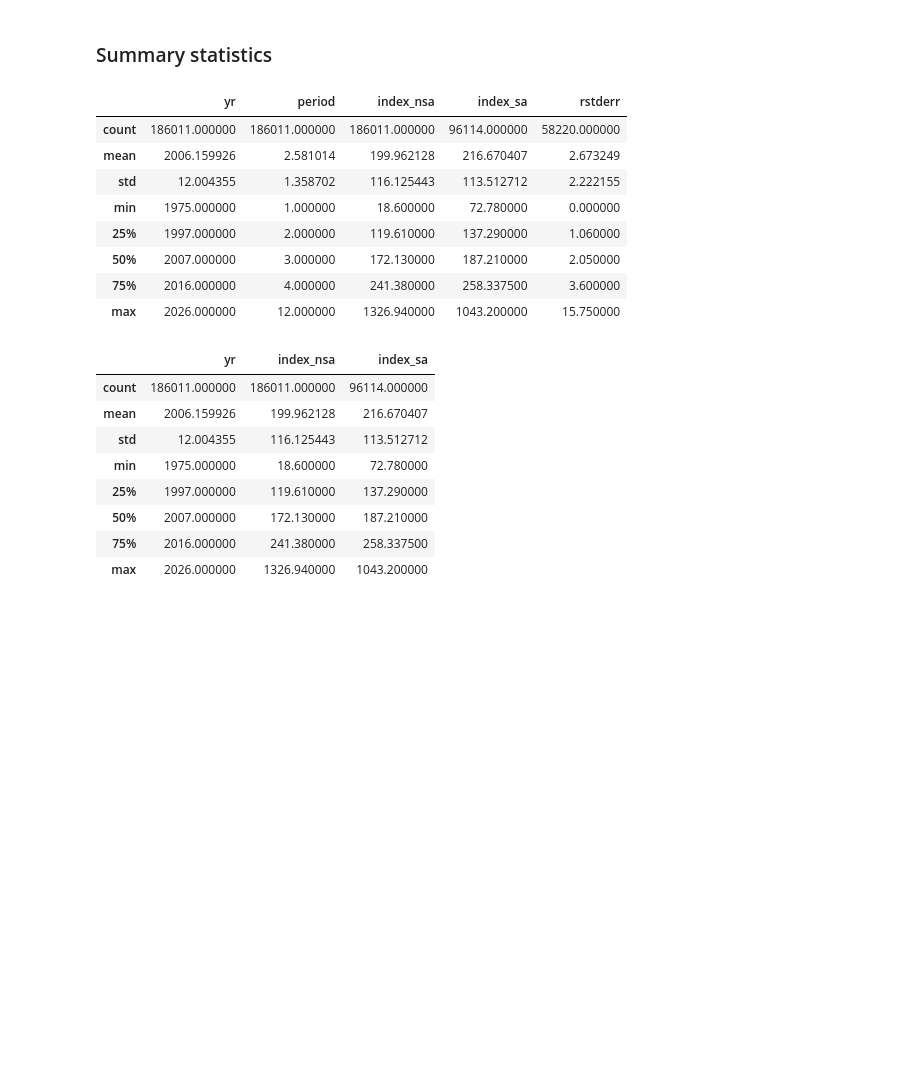
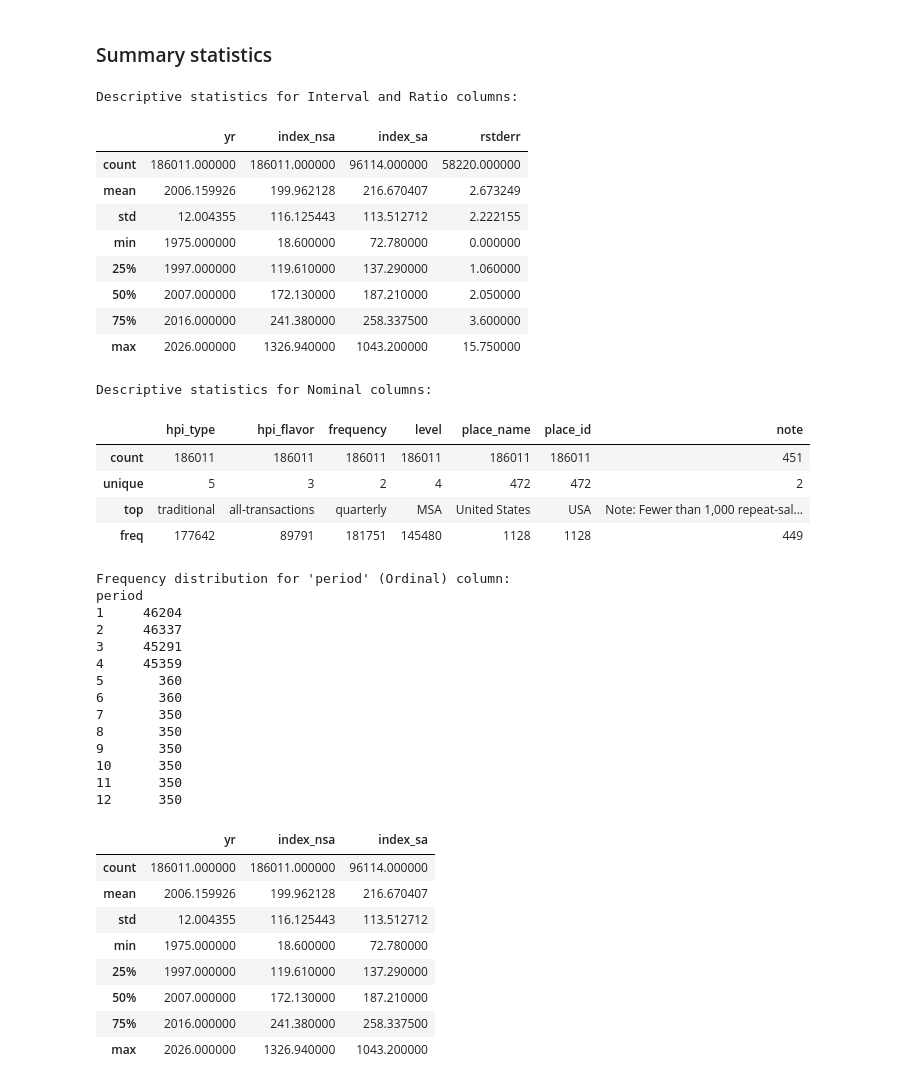
Before and after one commit to j-dudas11/DS_201_Capstone_1_Jake_Dudas, a Jupyter notebook: DSCap1v2.ipynb, the cells around one changed output. Cells and saved outputs as stored; diff of their text form; code cells hidden in the pictures; blank space fills up the shorter version.

```diff
--- a/DSCap1v2.ipynb
+++ b/DSCap1v2.ipynb
@@ -205,18 +205,46 @@ dtype: int64
 The dataset has missing values in index_sa, rstderr, and note. Missing values in note usually mean there is no special note for that obeservation, so they do not need to be removed. For analyses that require seasonally adjusted values or relative standard errors, I would use only the rows where the needed column has a value instead of deleting all rows with missing data.
 # %% [markdown]
 ### Summary statistics
-# %%
-df.describe()
-# %% [output]
-|  | yr | period | index_nsa | index_sa | rstderr |
-| count | 186011.000000 | 186011.000000 | 186011.000000 | 96114.000000 | 58220.000000 |
-| mean | 2006.159926 | 2.581014 | 199.962128 | 216.670407 | 2.673249 |
-| std | 12.004355 | 1.358702 | 116.125443 | 113.512712 | 2.222155 |
-| min | 1975.000000 | 1.000000 | 18.600000 | 72.780000 | 0.000000 |
-| 25% | 1997.000000 | 2.000000 | 119.610000 | 137.290000 | 1.060000 |
-| 50% | 2007.000000 | 3.000000 | 172.130000 | 187.210000 | 2.050000 |
-| 75% | 2016.000000 | 4.000000 | 241.380000 | 258.337500 | 3.600000 |
-| max | 2026.000000 | 12.000000 | 1326.940000 | 1043.200000 | 15.750000 |
+# %%
+print("Descriptive statistics for Interval and Ratio columns:")
+display(df[['yr', 'index_nsa', 'index_sa', 'rstderr']].describe())
+
+print("\nDescriptive statistics for Nominal columns:")
+display(df.describe(include='object'))
+
+print("\nFrequency distribution for 'period' (Ordinal) column:")
+print(df['period'].value_counts().sort_index().to_string())
+# %% [output]
+Descriptive statistics for Interval and Ratio columns:
+|  | yr | index_nsa | index_sa | rstderr |
+| count | 186011.000000 | 186011.000000 | 96114.000000 | 58220.000000 |
+| mean | 2006.159926 | 199.962128 | 216.670407 | 2.673249 |
+| std | 12.004355 | 116.125443 | 113.512712 | 2.222155 |
+| min | 1975.000000 | 18.600000 | 72.780000 | 0.000000 |
+| 25% | 1997.000000 | 119.610000 | 137.290000 | 1.060000 |
+| 50% | 2007.000000 | 172.130000 | 187.210000 | 2.050000 |
+| 75% | 2016.000000 | 241.380000 | 258.337500 | 3.600000 |
+| max | 2026.000000 | 1326.940000 | 1043.200000 | 15.750000 |
+Descriptive statistics for Nominal columns:
+|  | hpi_type | hpi_flavor | frequency | level | place_name | place_id | note |
+| count | 186011 | 186011 | 186011 | 186011 | 186011 | 186011 | 451 |
+| unique | 5 | 3 | 2 | 4 | 472 | 472 | 2 |
+| top | traditional | all-transactions | quarterly | MSA | United States | USA | Note: Fewer than 1,000 repeat-sal... |
+| freq | 177642 | 89791 | 181751 | 145480 | 1128 | 1128 | 449 |
+Frequency distribution for 'period' (Ordinal) column:
+period
+1     46204
+2     46337
+3     45291
+4     45359
+5       360
+6       360
+7       350
+8       350
+9       350
+10      350
+11      350
+12      350
 # %%
 df[["yr", "index_nsa", "index_sa"]].describe()
 # %% [output]
```
